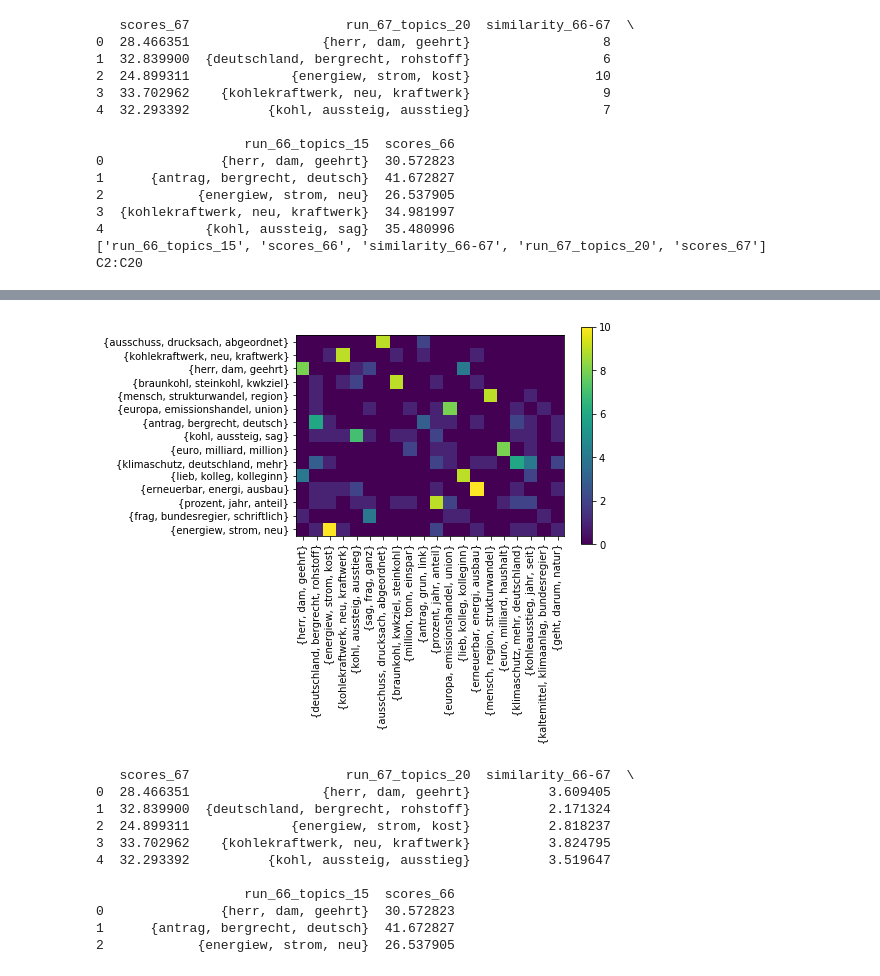
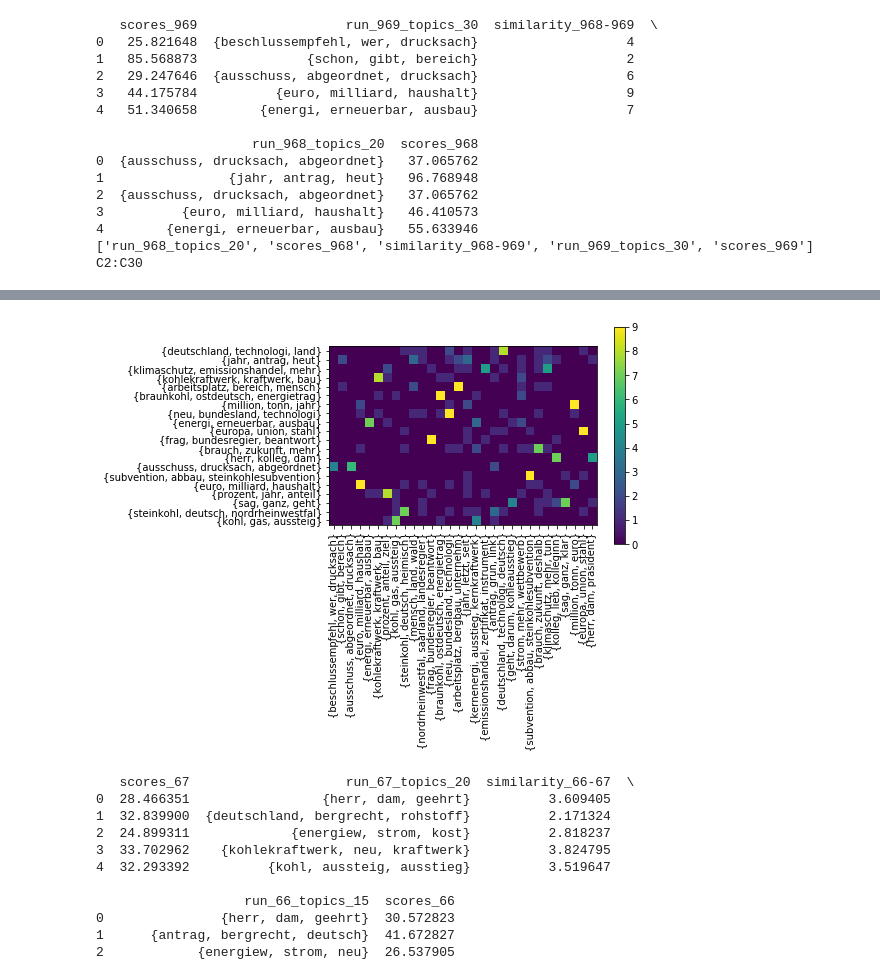
Before and after one commit to mcc-apsis/coal-discourse, a Jupyter notebook: topic_comparison.ipynb, the cells around one changed output, grey strips where cells are left out. Cells and saved outputs as stored; diff of their text form; code cells hidden in the pictures.

```diff
--- a/topic_comparison.ipynb
+++ b/topic_comparison.ipynb
@@ -228,26 +230,26 @@ run_ids
 # %%
 % matplotlib inline
 
-runs = [66, 67]
+runs = [968, 969]
 runs = RunStats.objects.filter(pk__in=runs).order_by('K')
 
 res_tw, ss, score_matrix = compare_topic_queryset(runs)
-options = {'fname': "/media/Data/MCC/tmv_notebooks/comparison"}
+options = {'fname': "/home/leey/coal-discourse"}
 save_res([res_tw,ss], options)
 res_tw
 # %% [output]
-   scores_67                    run_67_topics_20  similarity_66-67  \
-0  28.466351                 {herr, dam, geehrt}                 8
-1  32.839900  {deutschland, bergrecht, rohstoff}                 6
-2  24.899311             {energiew, strom, kost}                10
-3  33.702962    {kohlekraftwerk, neu, kraftwerk}                 9
-4  32.293392          {kohl, aussteig, ausstieg}                 7
+   scores_969                   run_969_topics_30  similarity_968-969  \
+0   25.821648  {beschlussempfehl, wer, drucksach}                   4
+1   85.568873              {schon, gibt, bereich}                   2
+2   29.247646  {ausschuss, abgeordnet, drucksach}                   6
+3   44.175784          {euro, milliard, haushalt}                   9
+4   51.340658        {energi, erneuerbar, ausbau}                   7
 
-                   run_66_topics_15  scores_66
-0               {herr, dam, geehrt}  30.572823
-1      {antrag, bergrecht, deutsch}  41.672827
-2            {energiew, strom, neu}  26.537905
-3  {kohlekraftwerk, neu, kraftwerk}  34.981997
-4             {kohl, aussteig, sag}  35.480996
-['run_66_topics_15', 'scores_66', 'similarity_66-67', 'run_67_topics_20', 'scores_67']
-C2:C20
+                    run_968_topics_20  scores_968
+0  {ausschuss, drucksach, abgeordnet}   37.065762
+1                {jahr, antrag, heut}   96.768948
+2  {ausschuss, drucksach, abgeordnet}   37.065762
+3          {euro, milliard, haushalt}   46.410573
+4        {energi, erneuerbar, ausbau}   55.633946
+['run_968_topics_20', 'scores_968', 'similarity_968-969', 'run_969_topics_30', 'scores_969']
+C2:C30
@@ -272,4 +274,4 @@ C2:C20
-[figure, old version]
+[figure, new version]
 # %%
 res, ss, score_prod_matrix = compare_topic_queryset(runs, method="score_product")
 res
```
Also changed, not shown: parts of 3 cells of this notebook, 33 other files.
